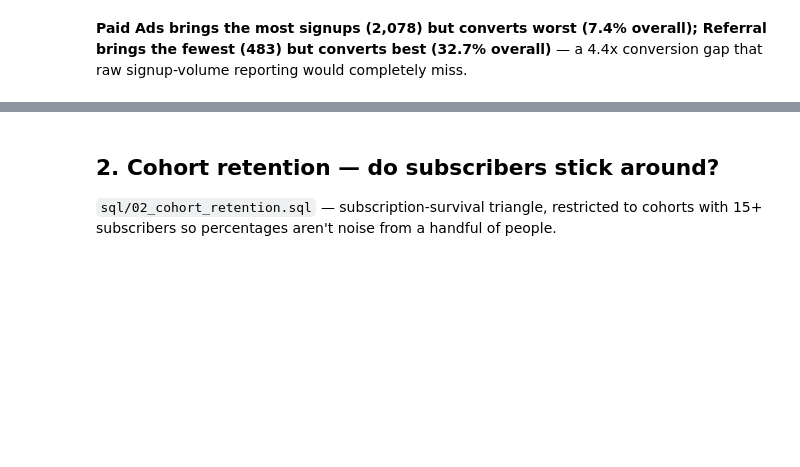
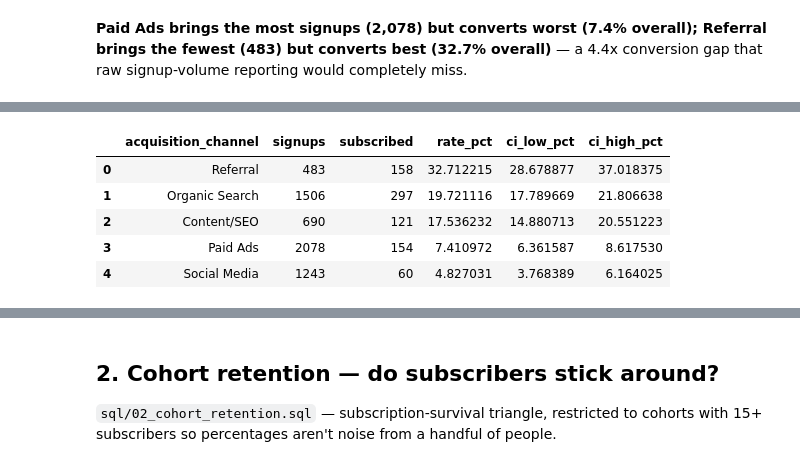
Before and after one commit to anil-turan/ecommerce-cohort-funnel-analysis, a Jupyter notebook: notebooks/01_funnel_cohort_ltv.ipynb, the cells around one changed output, grey strips where cells are left out. Drawn from its saved outputs; the diff is of its cells as text; code cells hidden in the pictures; blank space fills up the shorter version.

```diff
--- a/notebooks/01_funnel_cohort_ltv.ipynb
+++ b/notebooks/01_funnel_cohort_ltv.ipynb
@@ -105,0 +119,23 @@ completely miss.
+# %%
+from src.confidence import two_proportion_test, wilson_ci
+
+ci_rows = []
+for _, row in by_channel.iterrows():
+    ci = wilson_ci(row['subscribed'], row['signups'])
+    ci_rows.append({
+        'acquisition_channel': row['acquisition_channel'],
+        'signups': row['signups'],
+        'subscribed': row['subscribed'],
+        'rate_pct': ci['phat'] * 100,
+        'ci_low_pct': ci['ci_low'] * 100,
+        'ci_high_pct': ci['ci_high'] * 100,
+    })
+ci_df = pd.DataFrame(ci_rows).sort_values('rate_pct', ascending=False).reset_index(drop=True)
+ci_df
+# %% [output]
+|  | acquisition_channel | signups | subscribed | rate_pct | ci_low_pct | ci_high_pct |
+| 0 | Referral | 483 | 158 | 32.712215 | 28.678877 | 37.018375 |
+| 1 | Organic Search | 1506 | 297 | 19.721116 | 17.789669 | 21.806638 |
+| 2 | Content/SEO | 690 | 121 | 17.536232 | 14.880713 | 20.551223 |
+| 3 | Paid Ads | 2078 | 154 | 7.410972 | 6.361587 | 8.617530 |
+| 4 | Social Media | 1243 | 60 | 4.827031 | 3.768389 | 6.164025 |
```
Also changed, not shown: parts of 4 cells of this notebook, 1 other file.
